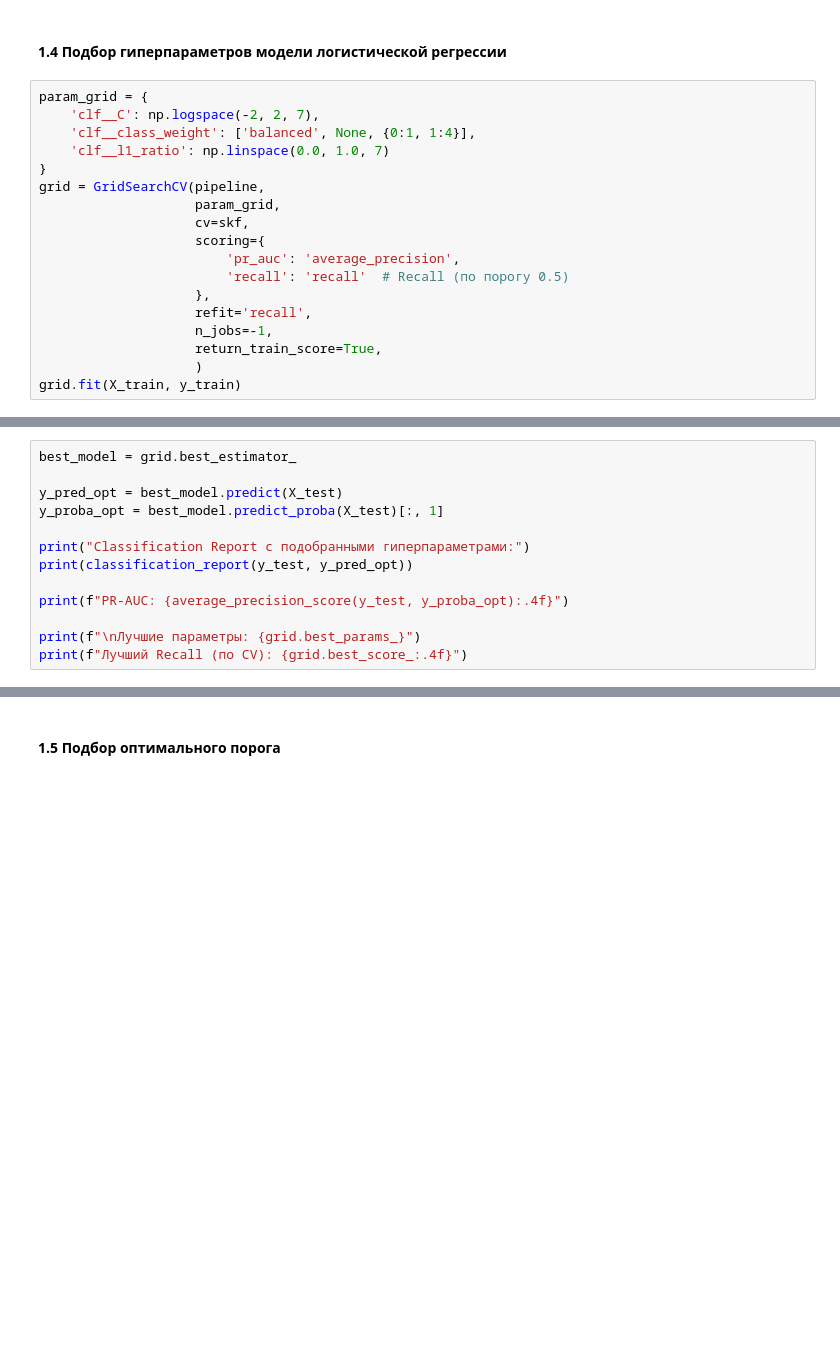
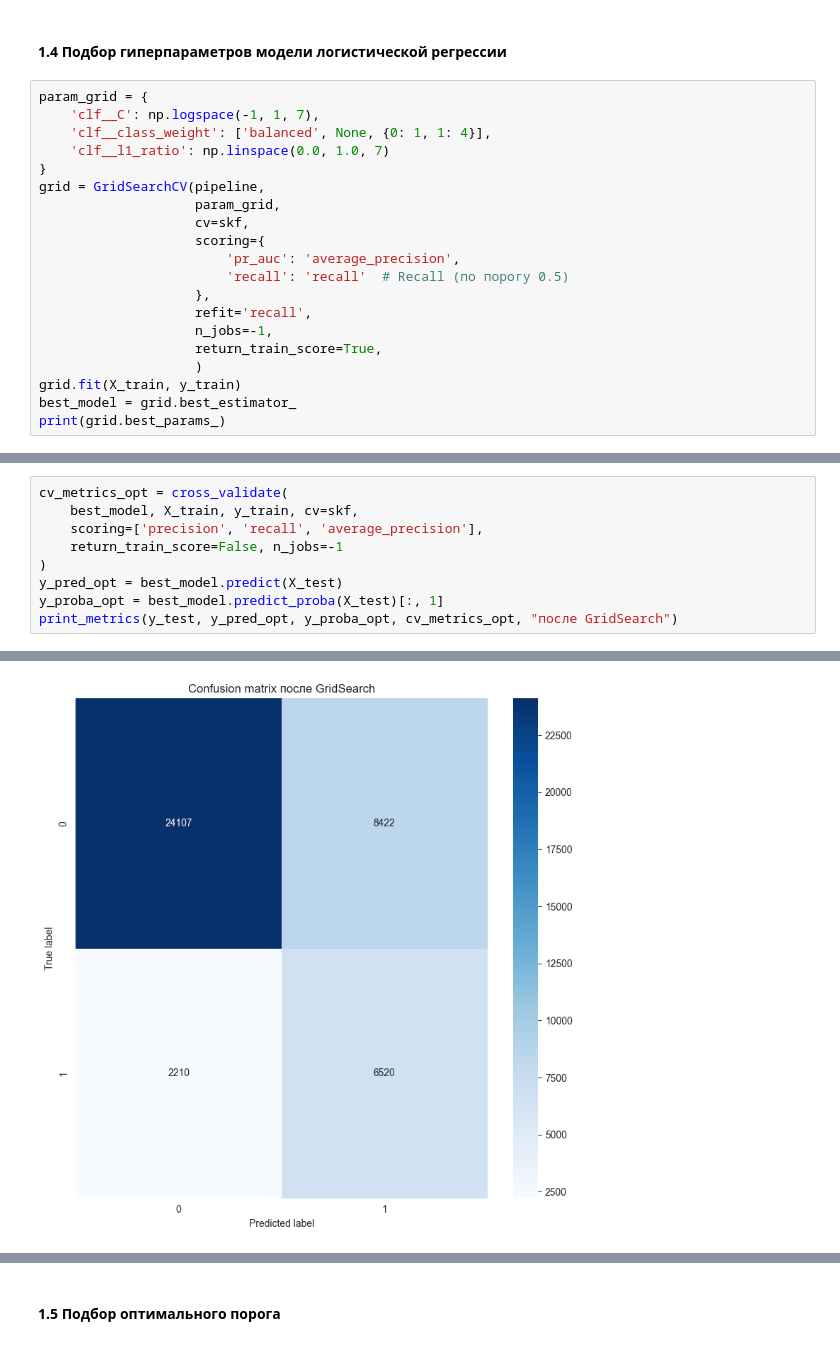
Before and after one commit to LinkiChmu/Bank_customer_churn_prediction, a Jupyter notebook: src/model/baseline.ipynb, the cells around one changed output, grey strips where cells are left out. Saved outputs shown, nothing was run; the diff lists cells and outputs as text; blank space fills up the shorter version.

```diff
--- a/src/model/baseline.ipynb
+++ b/src/model/baseline.ipynb
@@ -170,8 +177,8 @@ FN 2321 Модель пропускает  (~27%) уходящих клиент
 #### 1.4 Подбор гиперпараметров модели логистической регрессии
 # %%
 param_grid = {
-    'clf__C': np.logspace(-2, 2, 7),
-    'clf__class_weight': ['balanced', None, {0:1, 1:4}],
+    'clf__C': np.logspace(-1, 1, 7),
+    'clf__class_weight': ['balanced', None, {0: 1, 1: 4}],
     'clf__l1_ratio': np.linspace(0.0, 1.0, 7)
 }
 grid = GridSearchCV(pipeline,
@@ -186,4 +193,6 @@ grid = GridSearchCV(pipeline,
                     return_train_score=True,
                     )
 grid.fit(X_train, y_train)
+best_model = grid.best_estimator_
+print(grid.best_params_)
 # %% [output]
@@ -207,14 +208,10 @@ GridSearchCV(cv=StratifiedKFold(n_splits=4, random_state=42, shuffle=True),
 # %%
-best_model = grid.best_estimator_
-
+cv_metrics_opt = cross_validate(
+    best_model, X_train, y_train, cv=skf,
+    scoring=['precision', 'recall', 'average_precision'],
+    return_train_score=False, n_jobs=-1
+)
 y_pred_opt = best_model.predict(X_test)
 y_proba_opt = best_model.predict_proba(X_test)[:, 1]
-
-print("Classification Report с подобранными гиперпараметрами:")
-print(classification_report(y_test, y_pred_opt))
-
-print(f"PR-AUC: {average_precision_score(y_test, y_proba_opt):.4f}")
-
-print(f"\nЛучшие параметры: {grid.best_params_}")
-print(f"Лучший Recall (по CV): {grid.best_score_:.4f}")
+print_metrics(y_test, y_pred_opt, y_proba_opt, cv_metrics_opt, "после GridSearch")
 # %% [output]
@@ -234,0 +234 @@ PR-AUC: 0.5694
+[figure, added]
```
Also changed, not shown: parts of 20 cells of this notebook.
